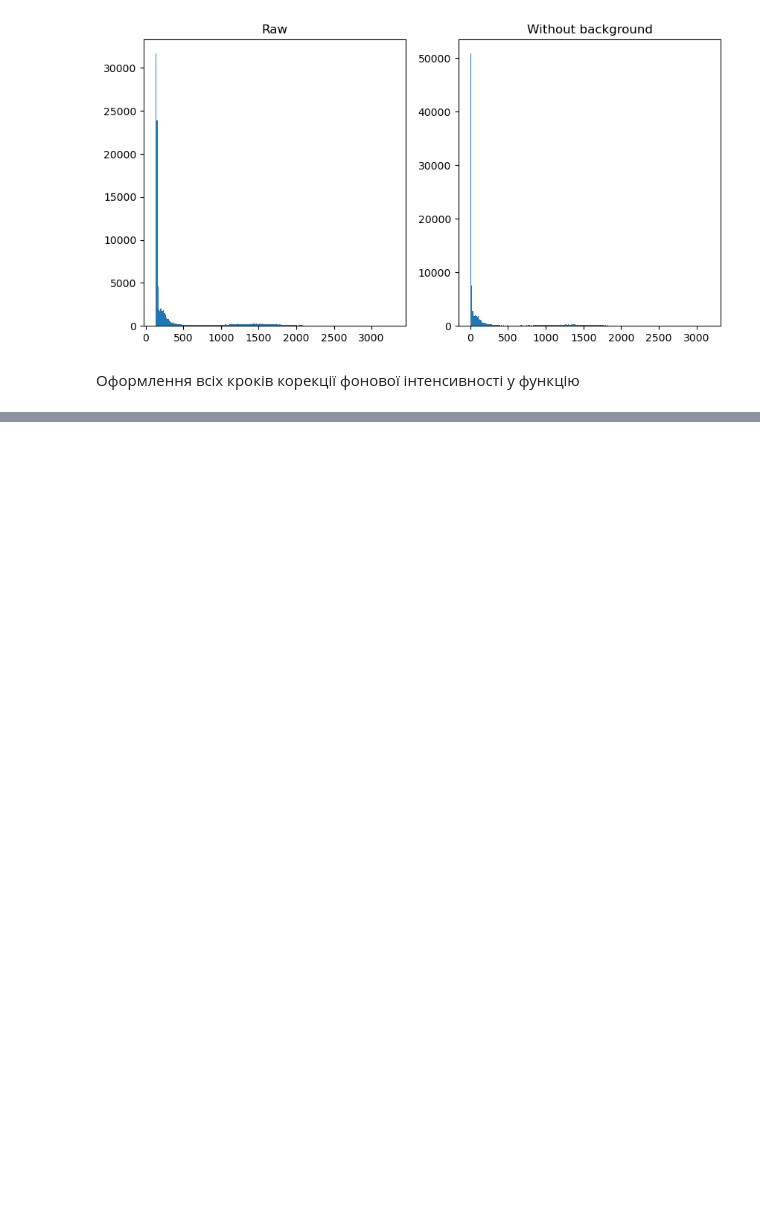
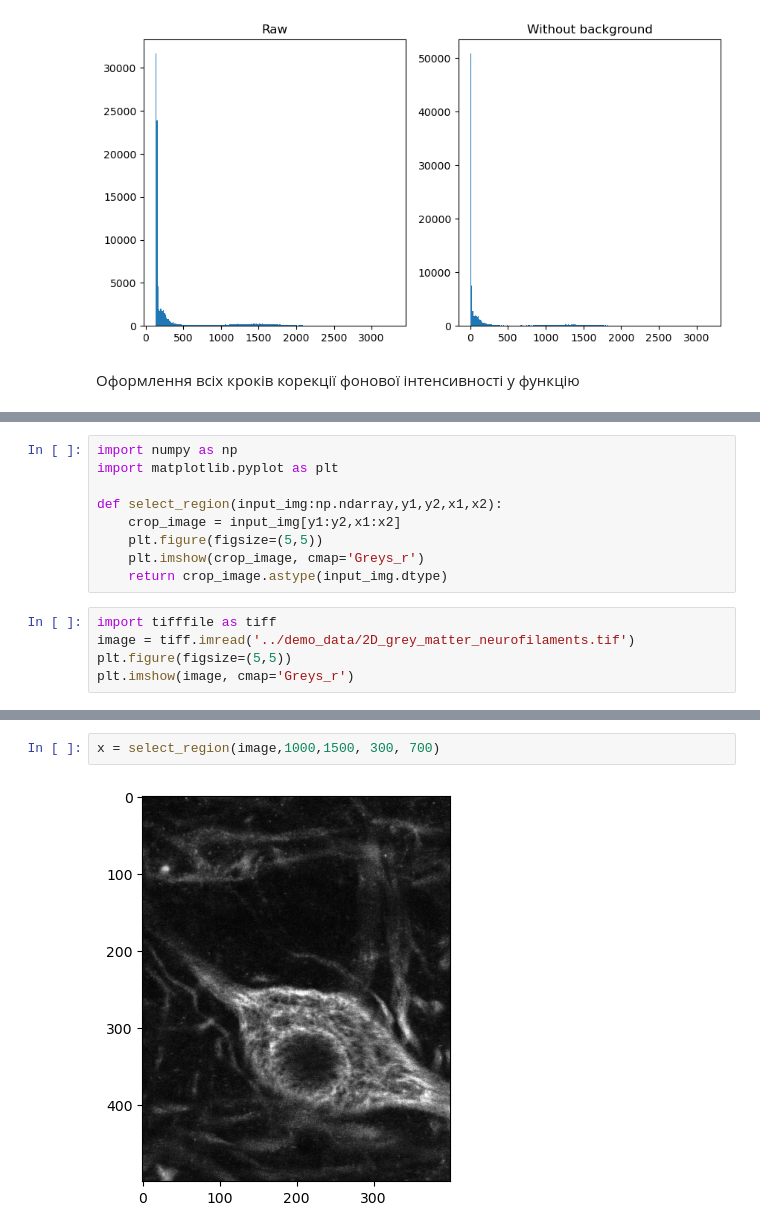
Before and after one commit to drBat1998/BioInUA_2025_img_analysis, a Jupyter notebook: course_data/1_img_as_arrays.ipynb, the cells around one changed output, grey strips where cells are left out. Saved outputs shown, nothing was run; the diff lists cells and outputs as text; blank space fills up the shorter version.

```diff
--- a/course_data/1_img_as_arrays.ipynb
+++ b/course_data/1_img_as_arrays.ipynb
@@ -313,0 +316,14 @@ def background_correction(input_img:np.ndarray, background_percentile:float=1):
+# %%
+import numpy as np
+import matplotlib.pyplot as plt
+
+def select_region(input_img:np.ndarray,y1,y2,x1,x2):
+    crop_image = input_img[y1:y2,x1:x2]
+    plt.figure(figsize=(5,5))
+    plt.imshow(crop_image, cmap='Greys_r')
+    return crop_image.astype(input_img.dtype)
+# %%
+import tifffile as tiff
+image = tiff.imread('../demo_data/2D_grey_matter_neurofilaments.tif')
+plt.figure(figsize=(5,5))
+plt.imshow(image, cmap='Greys_r')
@@ -313,0 +333,4 @@ def background_correction(input_img:np.ndarray, background_percentile:float=1):
+# %%
+x = select_region(image,1000,1500, 300, 700)
+# %% [output]
+[figure, added]
```
Also changed, not shown: parts of 4 cells of this notebook.
